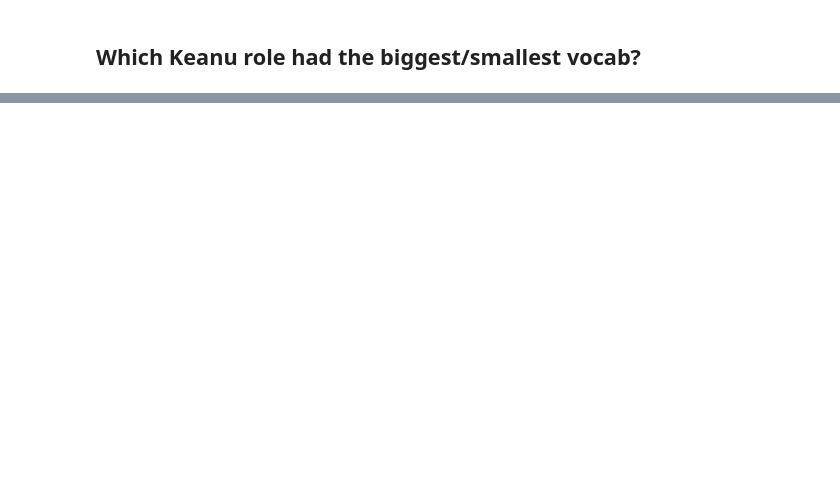
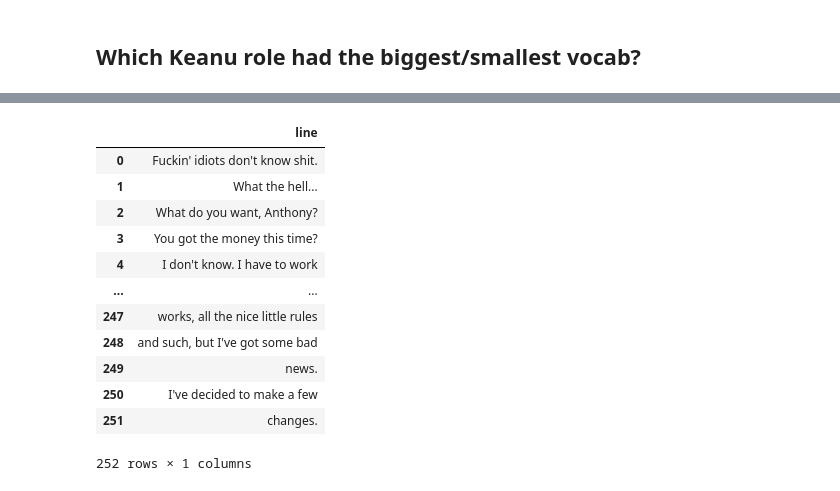
Before and after one commit to jwitt88/script-dialogue-analysis, a Jupyter notebook: sandbox-jn.ipynb, the cells around one changed output, grey strips where cells are left out. Saved outputs shown, nothing was run; the diff lists cells and outputs as text; code cells hidden in the pictures; blank space fills up the shorter version.

```diff
--- a/sandbox-jn.ipynb
+++ b/sandbox-jn.ipynb
@@ -201,4 +209,20 @@ array([['a', '22'],
 df2 = pd.DataFrame(lines_to_send)
 # %%
 df2.rename(columns={0:'line'}, inplace=True)
+# %%
+df2
+# %% [output]
+|  | line |
+| 0 | Fuckin' idiots don't know shit. |
+| 1 | What the hell... |
+| 2 | What do you want, Anthony? |
+| 3 | You got the money this time? |
+| 4 | I don't know. I have to work |
+| ... | ... |
+| 247 | works, all the nice little rules |
+| 248 | and such, but I've got some bad |
+| 249 | news. |
+| 250 | I've decided to make a few |
+| 251 | changes. |
+252 rows × 1 columns
 # %%
```
Also changed, not shown: parts of 15 cells of this notebook, 2 other files.
